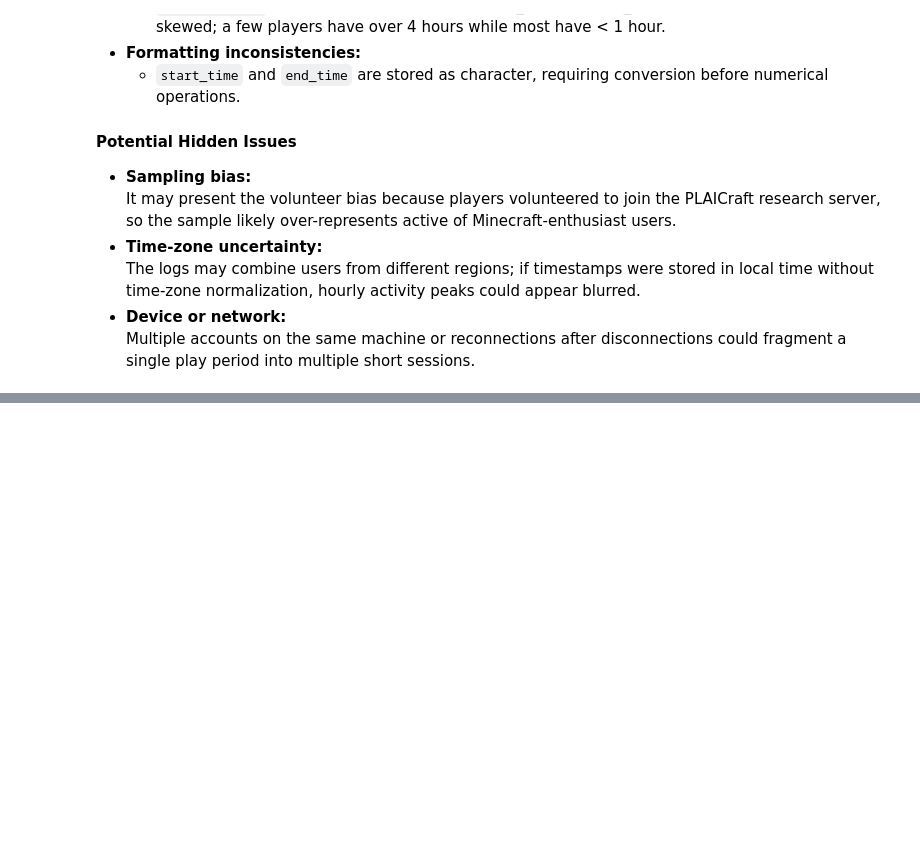
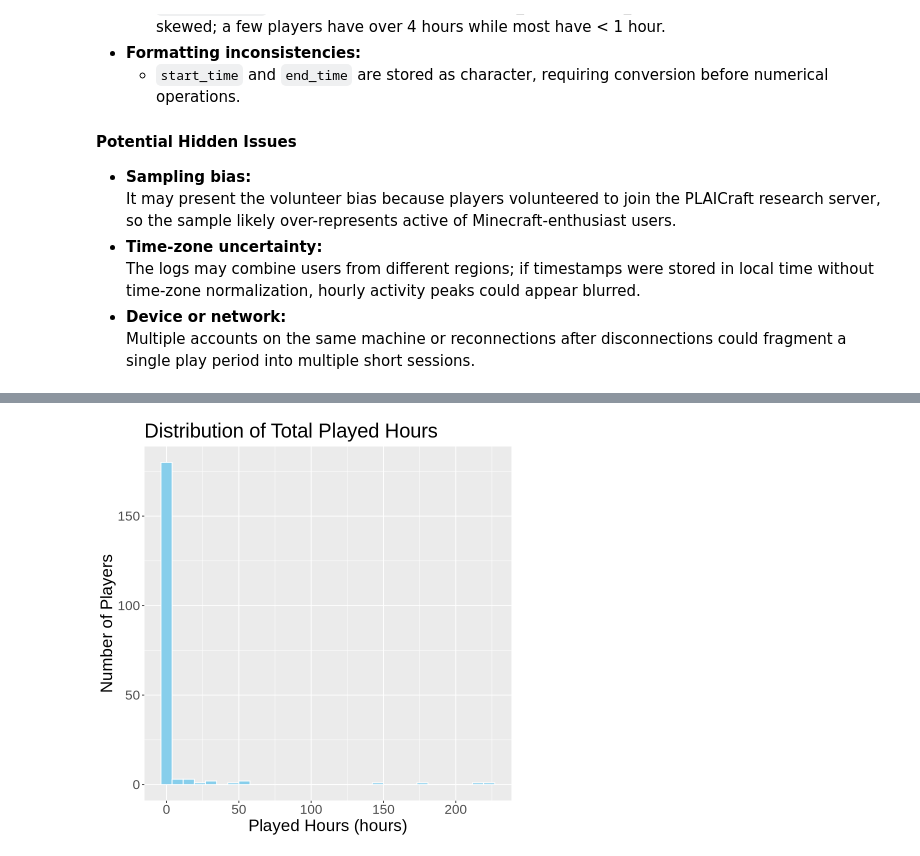
Before and after one commit to PapillonH/DSCI100_UBC_TermProject_2025W1, a Jupyter notebook: Individual_stage.ipynb, the cells around one changed output, grey strips where cells are left out. Cells and saved outputs as stored; diff of their text form; code cells hidden in the pictures; blank space fills up the shorter version.

```diff
--- a/Individual_stage.ipynb
+++ b/Individual_stage.ipynb
@@ -234,0 +297,14 @@ These data are observational and not randomized. They were recorded for research
+# %%
+players_clean <- players |>
+  select(Age, gender, experience, played_hours, subscribe)
+
+players_clean <- players_clean |>
+  rename(age = Age) |>
+  mutate(
+    gender = as.factor(gender),
+    experience = as.factor(experience),
+    subscribe = as.factor(subscribe)
+  )
+
+summary(players_clean)
+# glimpse(players_filtered)
@@ -234,0 +323,9 @@ These data are observational and not randomized. They were recorded for research
+# %%
+ggplot(players_clean, aes(x = played_hours)) +
+        geom_histogram(bins = 30, fill = "skyblue", color = "white") +
+        labs(title = "Distribution of Total Played Hours",
+            x = "Played Hours (hours)",
+            y = "Number of Players") +
+            theme(text = element_text(size = 20))
+# %% [output]
+[figure, added]
```
Also changed, not shown: parts of 7 cells of this notebook.
